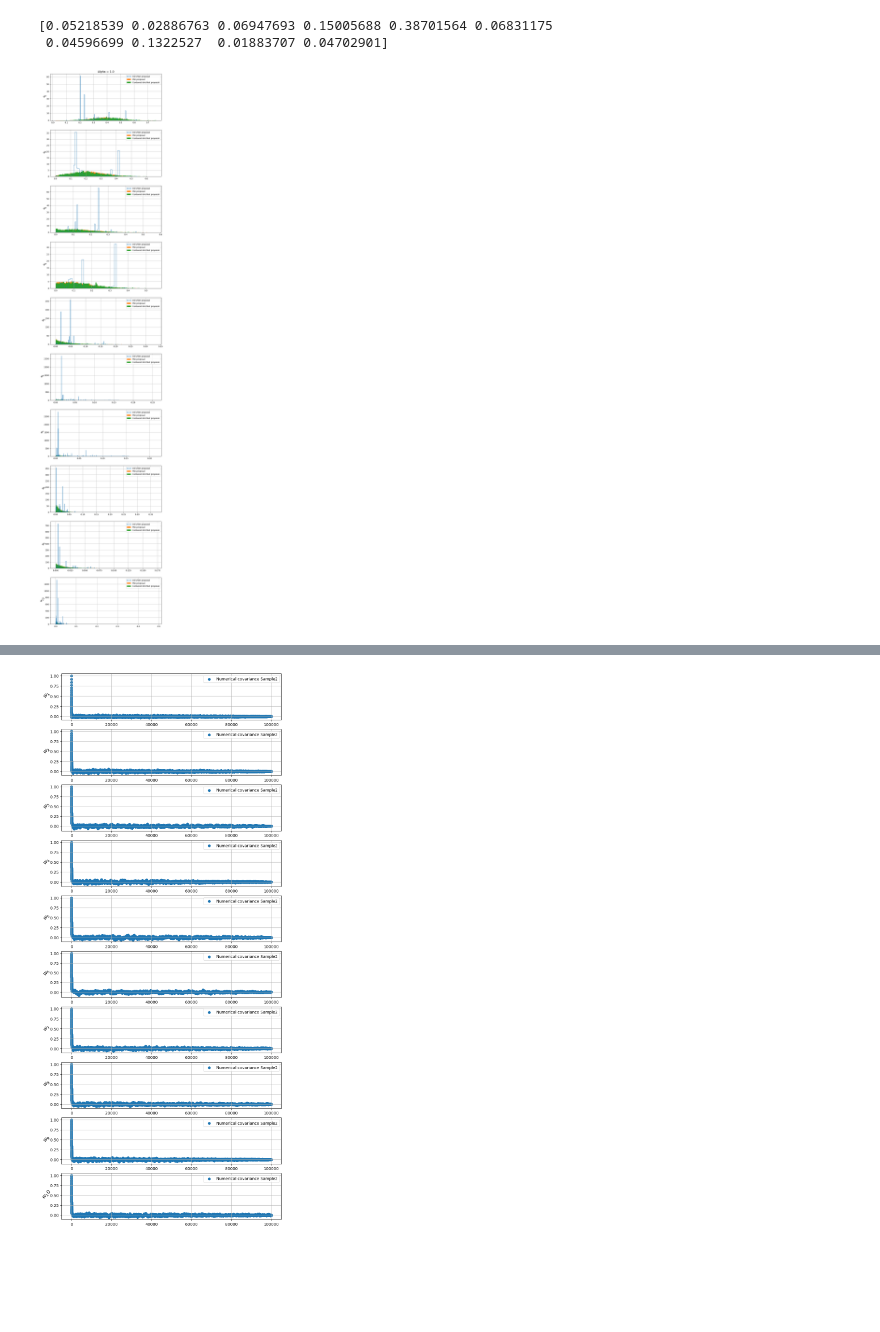
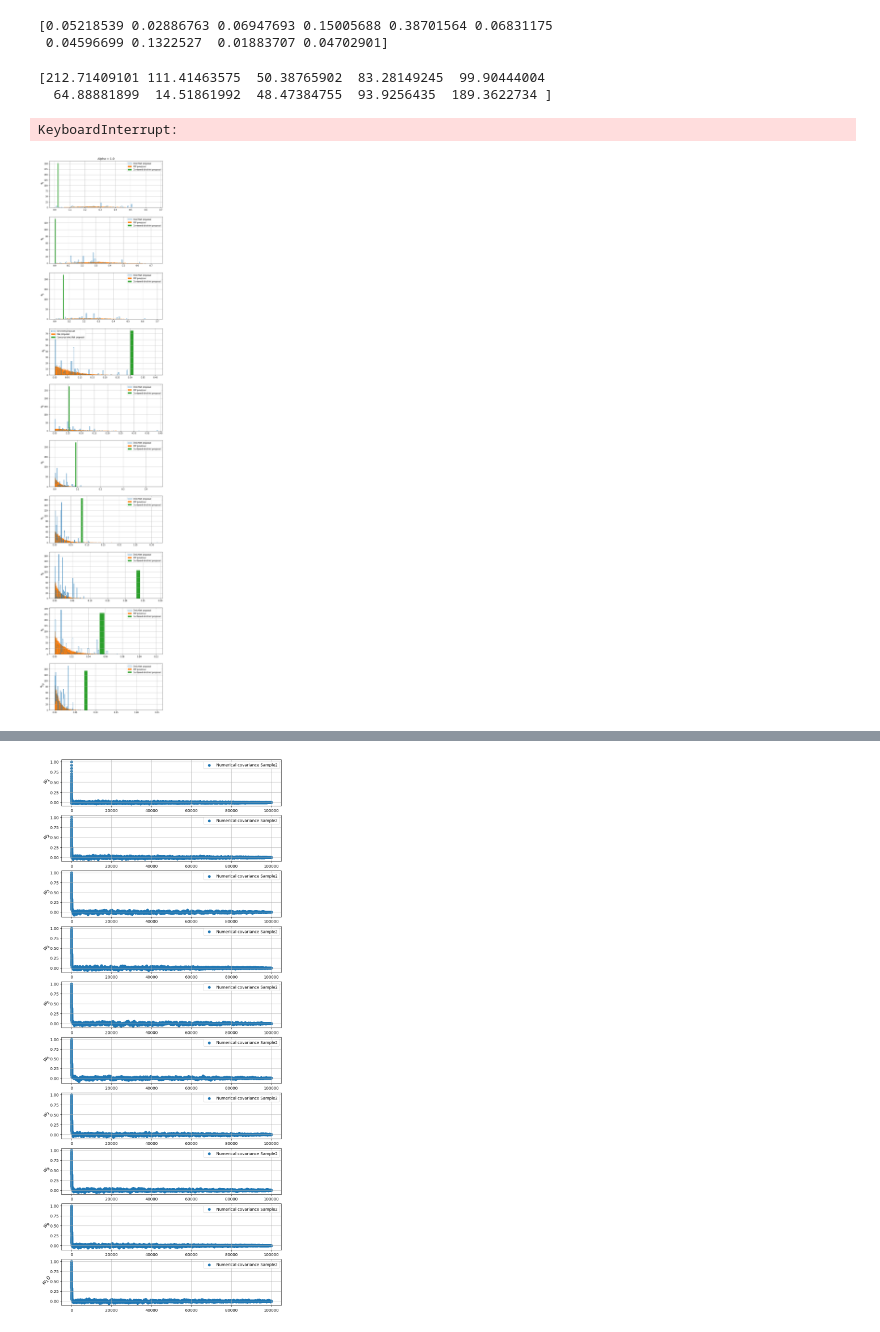
Before and after one commit to marcgrillo/dirichlet, a Jupyter notebook: notebook3.ipynb, the cells around one changed output, grey strips where cells are left out. Drawn from its saved outputs; the diff is of its cells as text; code cells hidden in the pictures; blank space fills up the shorter version.

```diff
--- a/notebook3.ipynb
+++ b/notebook3.ipynb
@@ -123,2 +147,6 @@ def log_acceptance(xt, alpha, x, x_pr, omega, omega_pr, alp, eps, scale):
 def log_jacobian(x):
     return -(len(x)) * np.log(np.sum(x))
+# %%
+alpha = np.ones(4)*0.5
+omega = np.hstack( dirichlet.rvs(alpha = alpha, size = 1) )
+x = omega*np.random.normal(len(alpha), len(alpha))
@@ -124,0 +239,34 @@ def log_jacobian(x):
+# %%
+n = int(1e5)
+
+lam1 = 100000
+omega_pr = dirichlet.rvs(alpha=omega*lam1, size=n)
+#print(omega_pr)
+w1 = np.transpose(omega_pr)
+
+lam2 = 10000
+omega_pr = dirichlet.rvs(alpha=omega*lam2, size=n)
+w2 = np.transpose(omega_pr)
+
+lam3 = 1000
+omega_pr = dirichlet.rvs(alpha=omega*lam3, size=n)
+w3 = np.transpose(omega_pr)
+
+print(w1[2])
+print(w2[2])
+print(w3[2])
+
+fig, axs = plt.subplots( 2,2, figsize = [18,10] )
+for i in range(int(len(alpha)/2)):
+    for j in range(int(len(alpha)/2)):
+        axs[i,j].hist(w1[i+j], bins = 'auto', histtype='step', density = True, label = f'lambda = {lam1}' )
+        axs[i,j].hist(w2[i+j], bins = 'auto', histtype='step', density = True, label = f'lambda = {lam2}')
+        axs[i,j].hist(w3[i+j], bins = 'auto', histtype='step', density = True, label = f'lambda = {lam3}')
+        axs[i,j].axvline(x=omega[i+j], color = 'red', label = 'm parameter')
+        #axs[i,j].set_xlim([0,1])
+        axs[i,j].grid()
+        axs[i,j].set_title(f'm = {np.round(np.mean(omega[i+j]),10)}')
+        axs[i,j].legend()
+        axs[i,j].set_xlabel(f'Variances = { np.round(np.var(w1[i+j]),10), np.round(np.var(w2[i+j]),10), np.round(np.var(w3[i+j]),10) }')
+plt.show()
+plt.close()
@@ -166,26 +320,33 @@ samples3 = sampling3(n, xt, alpha, eps3, each)
 # %% [output]
 [0.05218539 0.02886763 0.06947693 0.15005688 0.38701564 0.06831175
  0.04596699 0.1322527  0.01883707 0.04702901]
+# %%
+eps5 = 1e3
+samples5 = sampling5(n, xt, alpha, eps5, each)
+# %% [output]
+[212.71409101 111.41463575  50.38765902  83.28149245  99.90444004
+  64.88881899  14.51861992  48.47384755  93.9256435  189.3622734 ]
+KeyboardInterrupt:
 # %%
 fig, axs = plt.subplots( n_pars, figsize = [10,5*n_pars] )
 w = samples
 w2 = samples2
-w3 = samples3
+w3 = samples5
 x = np.arange(0, len(w[0]))
 for i in range(n_pars):
     axs[i].hist(np.transpose(w)[i], bins = 'auto', histtype='step', density = True, label = 'Dirichlet proposal')
     axs[i].hist(np.transpose(w2)[i], bins = 'auto', density = True, label = 'RW proposal')
     axs[i].hist(np.transpose(w3)[i], bins = 'auto', density = True, label = 'Centered dirichlet proposal')
     axs[i].set_ylabel(f'$w_{i+1}$', rotation = 45, size = '13')
     axs[i].grid()
     axs[i].legend()
     #axs[i].set_ylim([0,100])
 axs[0].set_title(f'Alpha = {alpha[0]}', size = 14)
 #plt.savefig('Alpha'+str(alpha[0])+'_second.png')
 plt.show()
 plt.close()
 # %% [output]
-[figure, old version]
+[figure, new version]
 # %%
 def next_pow_two(n):
     i = 1
```
Also changed, not shown: parts of 9 cells of this notebook, 1 other file.
